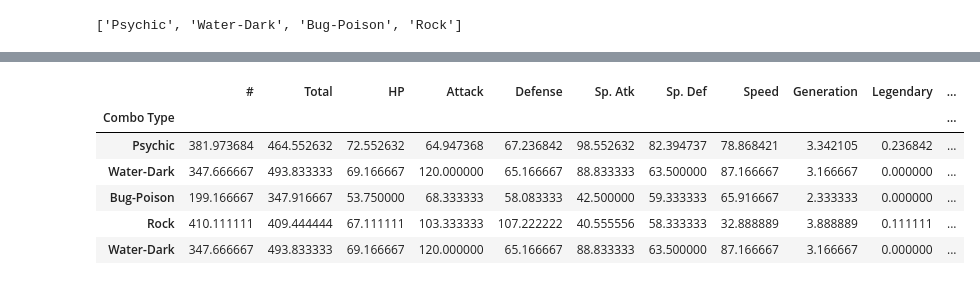
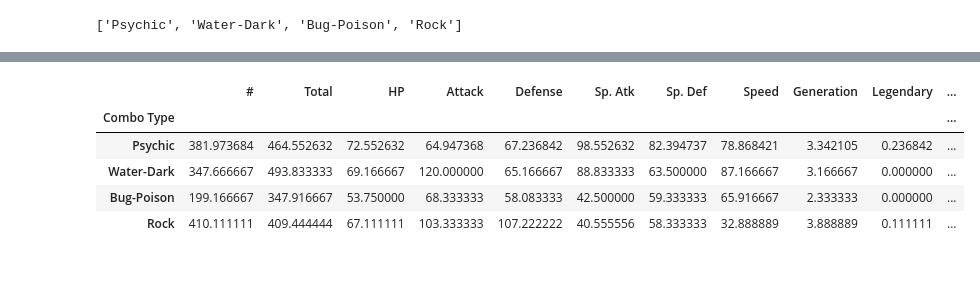
Before and after one commit to AgustinMRedondo/lab-dataframe-calculations, a Jupyter notebook: your-code/challenge-1.ipynb, the cells around one changed output, grey strips where cells are left out. Saved outputs shown, nothing was run; the diff lists cells and outputs as text; code cells hidden in the pictures.

```diff
--- a/your-code/challenge-1.ipynb
+++ b/your-code/challenge-1.ipynb
@@ -216,13 +216,12 @@ Your output should look like below:
 ![Aggregate](../images/aggregated-mean.png)
 # %%
 mean_scores = pokemon.groupby('Combo Type').mean()
-filtered_mean_scores = mean_scores.loc[top_5ADpokemon['Combo Type']]
+filtered_mean_scores = mean_scores.loc[top_5ADpokemon['Combo Type'].unique()]
 filtered_mean_scores
 # %% [output]
 |  | # | Total | HP | Attack | Defense | Sp. Atk | Sp. Def | Speed | Generation | Legendary | ... |
 | Combo Type |  |  |  |  |  |  |  |  |  |  | ... |
 | Psychic | 381.973684 | 464.552632 | 72.552632 | 64.947368 | 67.236842 | 98.552632 | 82.394737 | 78.868421 | 3.342105 | 0.236842 | ... |
 | Water-Dark | 347.666667 | 493.833333 | 69.166667 | 120.000000 | 65.166667 | 88.833333 | 63.500000 | 87.166667 | 3.166667 | 0.000000 | ... |
 | Bug-Poison | 199.166667 | 347.916667 | 53.750000 | 68.333333 | 58.083333 | 42.500000 | 59.333333 | 65.916667 | 2.333333 | 0.000000 | ... |
 | Rock | 410.111111 | 409.444444 | 67.111111 | 103.333333 | 107.222222 | 40.555556 | 58.333333 | 32.888889 | 3.888889 | 0.111111 | ... |
-| Water-Dark | 347.666667 | 493.833333 | 69.166667 | 120.000000 | 65.166667 | 88.833333 | 63.500000 | 87.166667 | 3.166667 | 0.000000 | ... |
```
